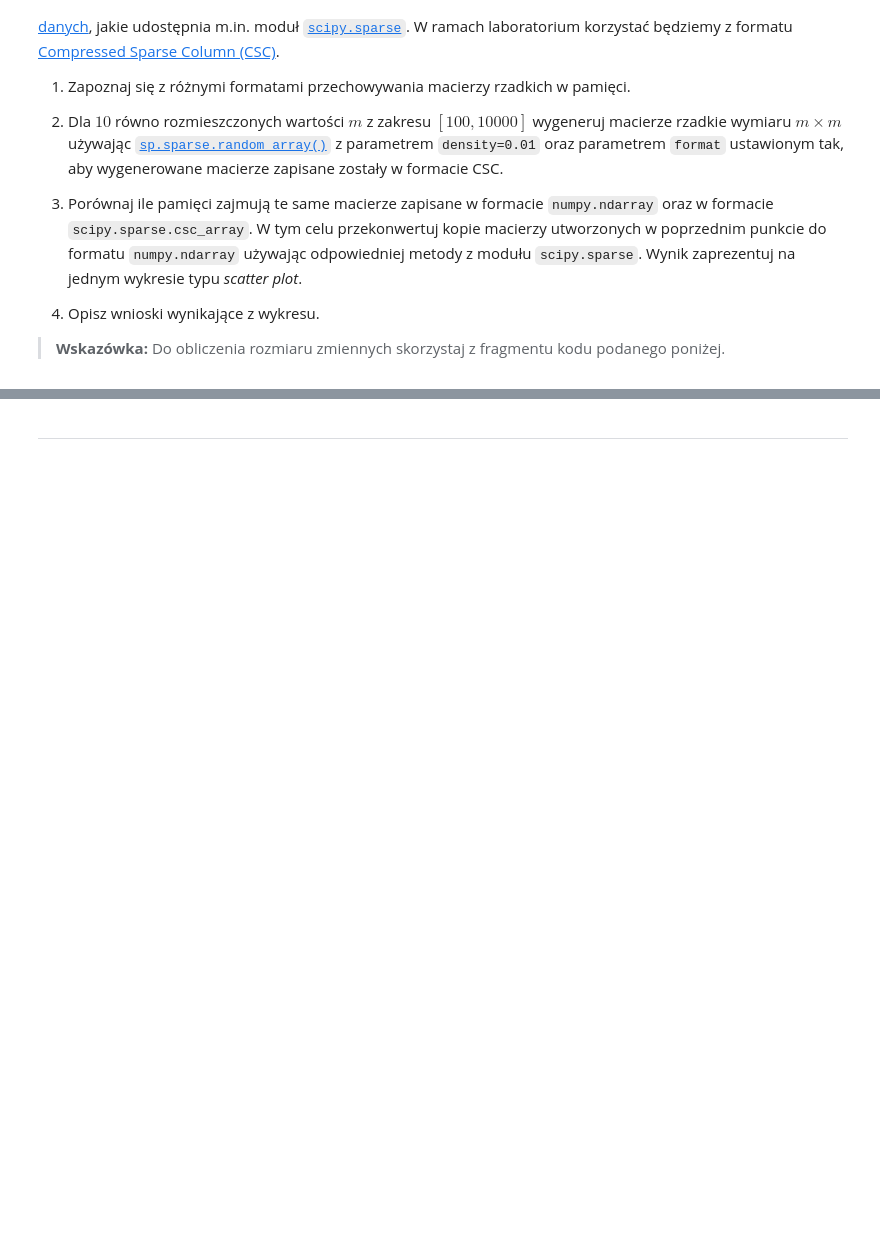
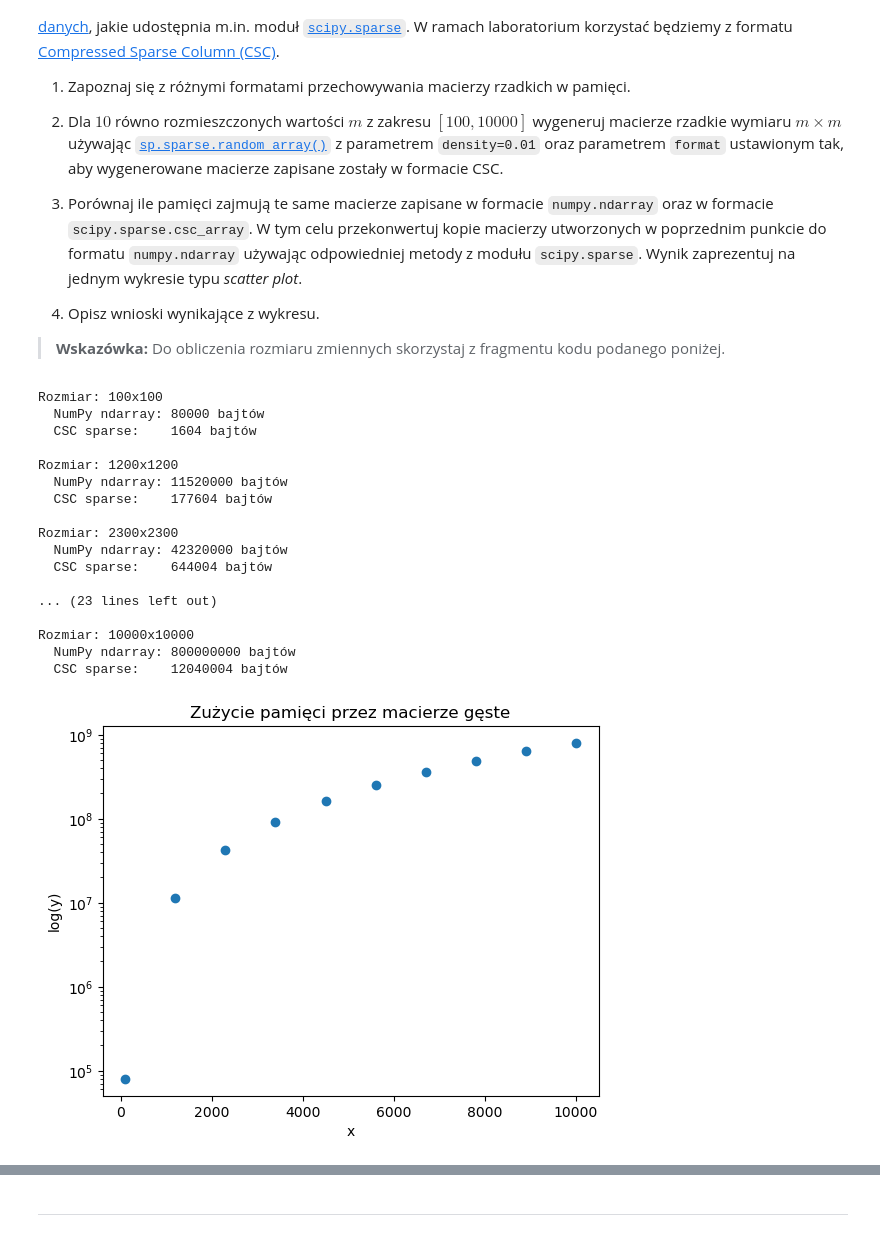
Before and after one commit to MN-KJ-2025/lab-6-sparse-matrix-Pablitto1pk, a Jupyter notebook: sprawozdanie.ipynb, the cells around one changed output, grey strips where cells are left out. Cells and saved outputs as stored; diff of their text form; code cells hidden in the pictures; blank space fills up the shorter version.

```diff
--- a/sprawozdanie.ipynb
+++ b/sprawozdanie.ipynb
@@ -84,0 +81,51 @@ for i in m:
+# %%
+# ===== Twoja implementacja tutaj =====
+m = np.linspace(100, 10000, 10, dtype=int)
+p1 = []
+p2 = []
+
+for i in m:
+    n: np.ndarray = sp.sparse.random(i,i, density=0.01,format="csc").toarray()
+    n_memory_size = n.nbytes
+    p1.append(n_memory_size)
+
+    s: sp.sparse.csc_array = sp.sparse.random(i, i, density=0.01,format="csc")
+    s_memory_size = s.data.nbytes + s.indices.nbytes + s.indptr.nbytes
+    p2.append(s_memory_size)
+    print(f"Rozmiar: {i}x{i}")
+    print(f"  NumPy ndarray: {n_memory_size} bajtów")
+    print(f"  CSC sparse:    {s_memory_size} bajtów")
+    print()
+
+plt.scatter(m, p1)
+plt.yscale("log")
+plt.xlabel("x")
+plt.ylabel("log(y)")
+plt.title("Zużycie pamięci przez macierze gęste")
+plt.show()
+
+plt.scatter(m, p2)
+plt.yscale("log")
+plt.xlabel("x")
+plt.ylabel("log(y)")
+plt.title("Zużycie pamięci przez macierze rzadkie")
+plt.show()
+# %% [output]
+Rozmiar: 100x100
+  NumPy ndarray: 80000 bajtów
+  CSC sparse:    1604 bajtów
+
+Rozmiar: 1200x1200
+  NumPy ndarray: 11520000 bajtów
+  CSC sparse:    177604 bajtów
+
+Rozmiar: 2300x2300
+  NumPy ndarray: 42320000 bajtów
+  CSC sparse:    644004 bajtów
+
+... (23 lines left out)
+
+Rozmiar: 10000x10000
+  NumPy ndarray: 800000000 bajtów
+  CSC sparse:    12040004 bajtów
+[figure, added]
```
Also changed, not shown: parts of 7 cells of this notebook.
